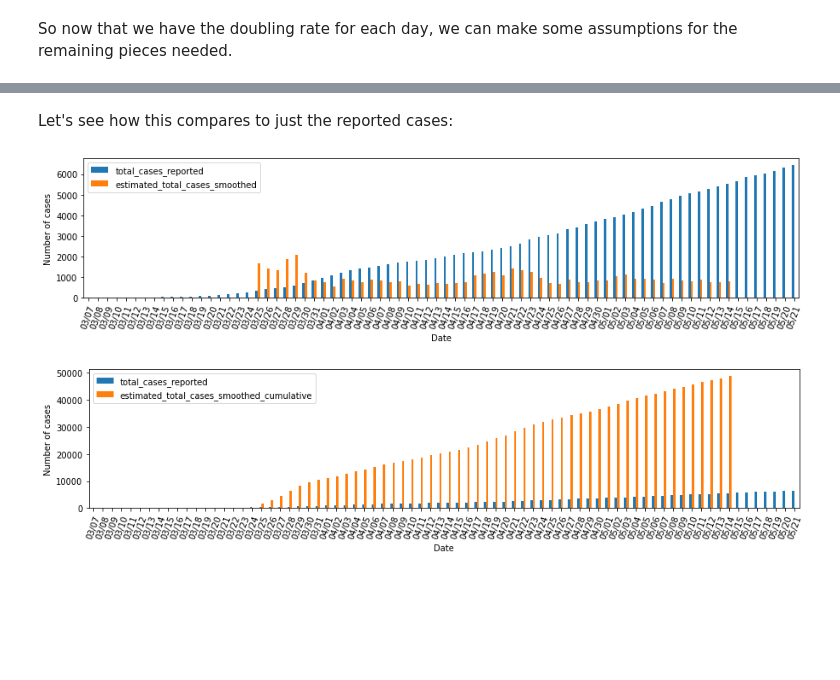
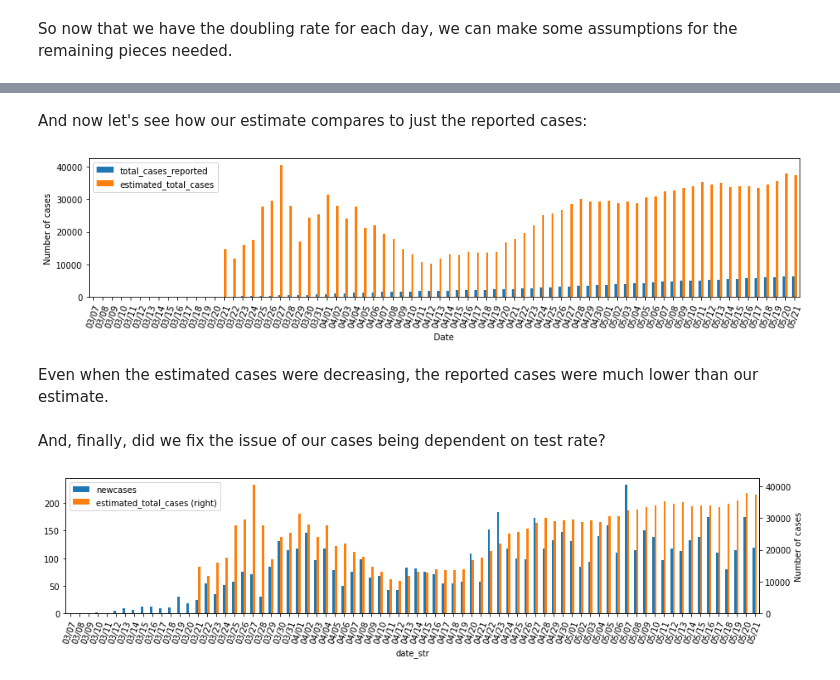
Before and after one commit to AndrewJWashington/covid_san_diego, a Jupyter notebook: new_cases_and_tests.ipynb, the cells around one changed output, grey strips where cells are left out. Drawn from its saved outputs; the diff is of its cells as text; code cells hidden in the pictures; blank space fills up the shorter version.

Commit message:
found issue with logic - fixed and finished writeup

```diff
--- a/new_cases_and_tests.ipynb
+++ b/new_cases_and_tests.ipynb
@@ -199,8 +192,8 @@ Since then the number of cases would have doubled 2.0 times, so there would be 1
 # %%
 df['estimated_total_cases'] = df.apply(lambda row:
-         np.exp2(infection_to_death_time / row['days_to_double']) * row['deaths_today'] / mortality_rate
-         ,axis=1
-)
+                                       np.exp2(infection_to_death_time / row['days_to_double']) *
+                                       row['deaths'] / mortality_rate
+                                       ,axis=1)
 # %%
 plot_by_time('estimated_total_cases')
 # %% [output]
@@ -210,11 +200,0 @@ Alright, so this estimation is terribly dependent on the number of daily deaths,
-# %%
-df['deaths_today_smoothed'] = df['deaths_today'].rolling(window=7, center=True).mean()
-
-df['estimated_total_cases_smoothed'] = df.apply(lambda row:
-         np.exp2(infection_to_death_time / row['days_to_double']) * row['deaths_today_smoothed'] / mortality_rate
-         ,axis=1
-)
-
-plot_by_time('estimated_total_cases_smoothed')
-plt.ylabel('Number of new cases per day')
-plt.xlabel('Date')
@@ -225,0 +203,2 @@ Whoa! The estimated number of cases has actually stays relatively constant for s
+# %%
+df['times_doubled_since_ttd'] = infection_to_death_time / df['days_to_double']
@@ -225,0 +216,3 @@ Whoa! The estimated number of cases has actually stays relatively constant for s
+# %%
+df.estimated_total_cases.fillna(0, inplace=True)
+df['estimated_new_cases'] = df['estimated_total_cases'] - df.shift(periods=1)['estimated_total_cases']
@@ -226,8 +225,8 @@ Whoa! The estimated number of cases has actually stays relatively constant for s
 # %% [markdown]
-Let's see how this compares to just the reported cases:
+And now let's see how our estimate compares to just the reported cases:
 # %%
-df.set_index('date_str')[['total_cases_reported', 'estimated_total_cases_smoothed']].plot.bar(figsize=figsize, rot=70)
+df.set_index('date_str')[['total_cases_reported', 'estimated_total_cases']].plot.bar(figsize=figsize, rot=70)
 plt.ylabel('Number of cases')
 plt.xlabel('Date');
 # %% [output]
-[figure, old version]
+[figure, new version]
@@ -236,6 +233,10 @@ df['estimated_total_cases_smoothed_cumulative'] = df['estimated_total_cases_smoo
+# %% [markdown]
+Even when the estimated cases were decreasing, the reported cases were much lower than our estimate.
+# %% [markdown]
+And, finally, did we fix the issue of our cases being dependent on test rate?
 # %%
-df.set_index('date_str')[['total_cases_reported', 'estimated_total_cases_smoothed_cumulative']].plot.bar(figsize=figsize, rot=70)
+df.set_index('date_str')[['newcases', 'estimated_total_cases']].plot.bar(figsize=figsize, secondary_y= 'estimated_total_cases', rot=70)
 plt.ylabel('Number of cases')
 plt.xlabel('Date');
 # %% [output]
-[figure, old version]
+[figure, new version]
```
Also changed, not shown: parts of 38 cells of this notebook.
